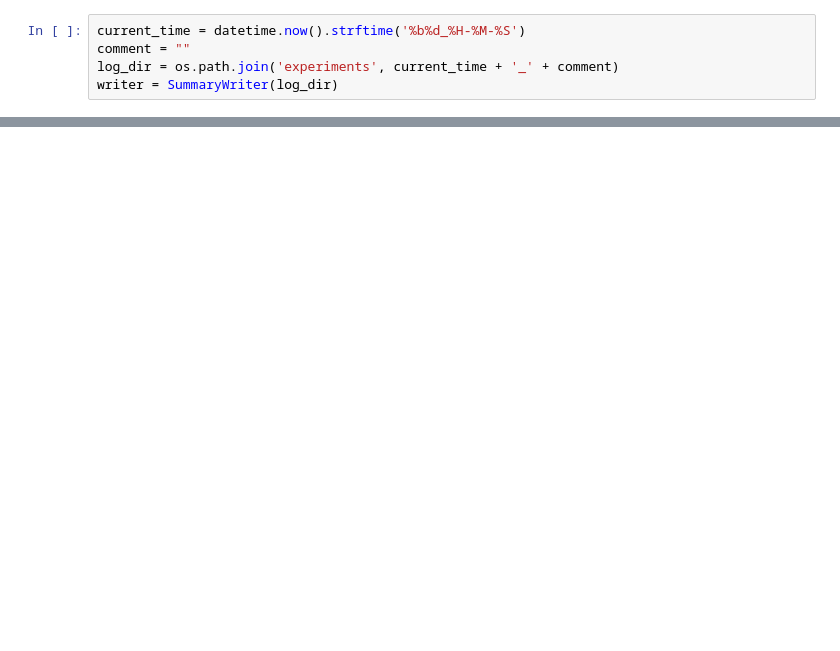
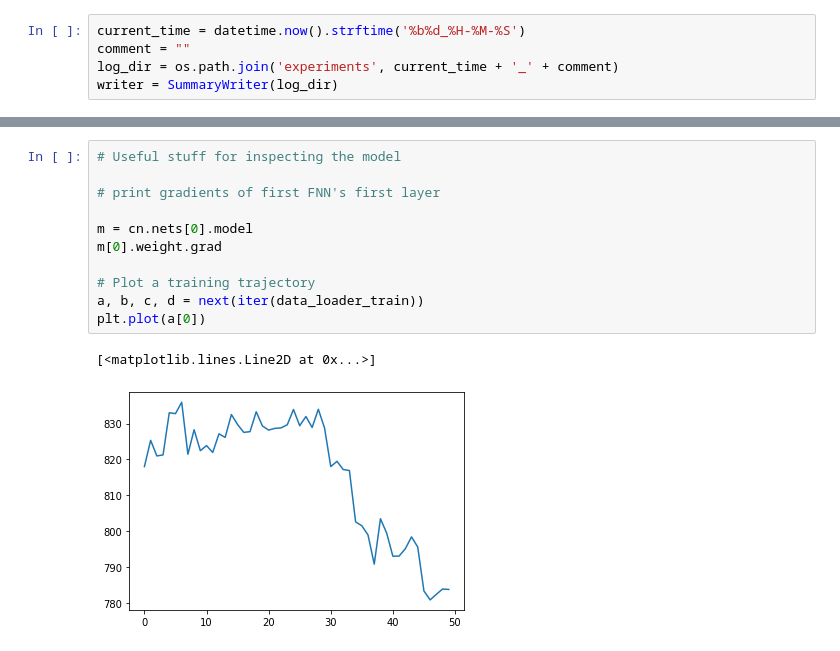
Before and after one commit to svenspa/FML, a Jupyter notebook: example.ipynb, the cells around one changed output, grey strips where cells are left out. Drawn from its saved outputs; the diff is of its cells as text; blank space fills up the shorter version.

```diff
--- a/example.ipynb
+++ b/example.ipynb
@@ -129,0 +166,14 @@ initial_value / strike
+# %%
+# Useful stuff for inspecting the model
+
+# print gradients of first FNN's first layer
+
+m = cn.nets[0].model
+m[0].weight.grad
+
+# Plot a training trajectory
+a, b, c, d = next(iter(data_loader_train))
+plt.plot(a[0])
+# %% [output]
+[<matplotlib.lines.Line2D at 0x...>]
+[figure, added]
```
Also changed, not shown: parts of 12 cells of this notebook.
